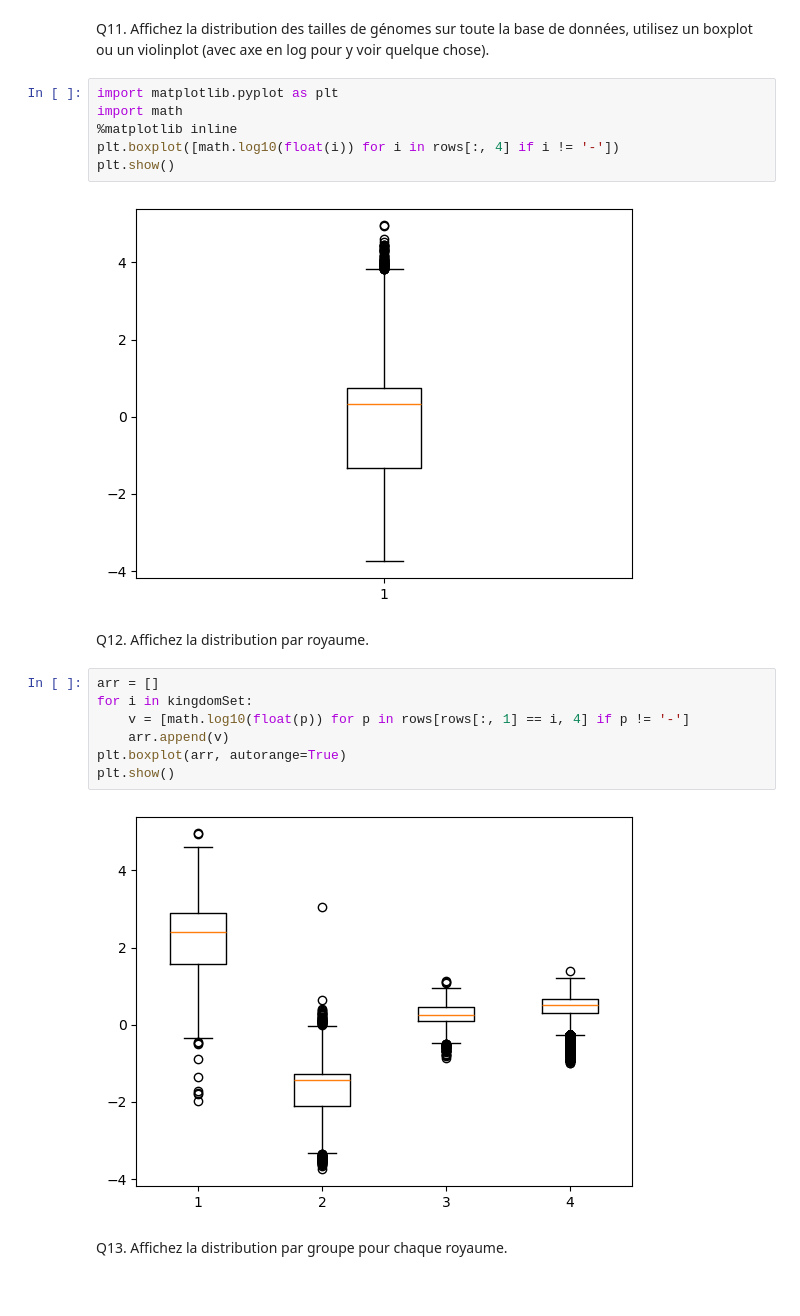
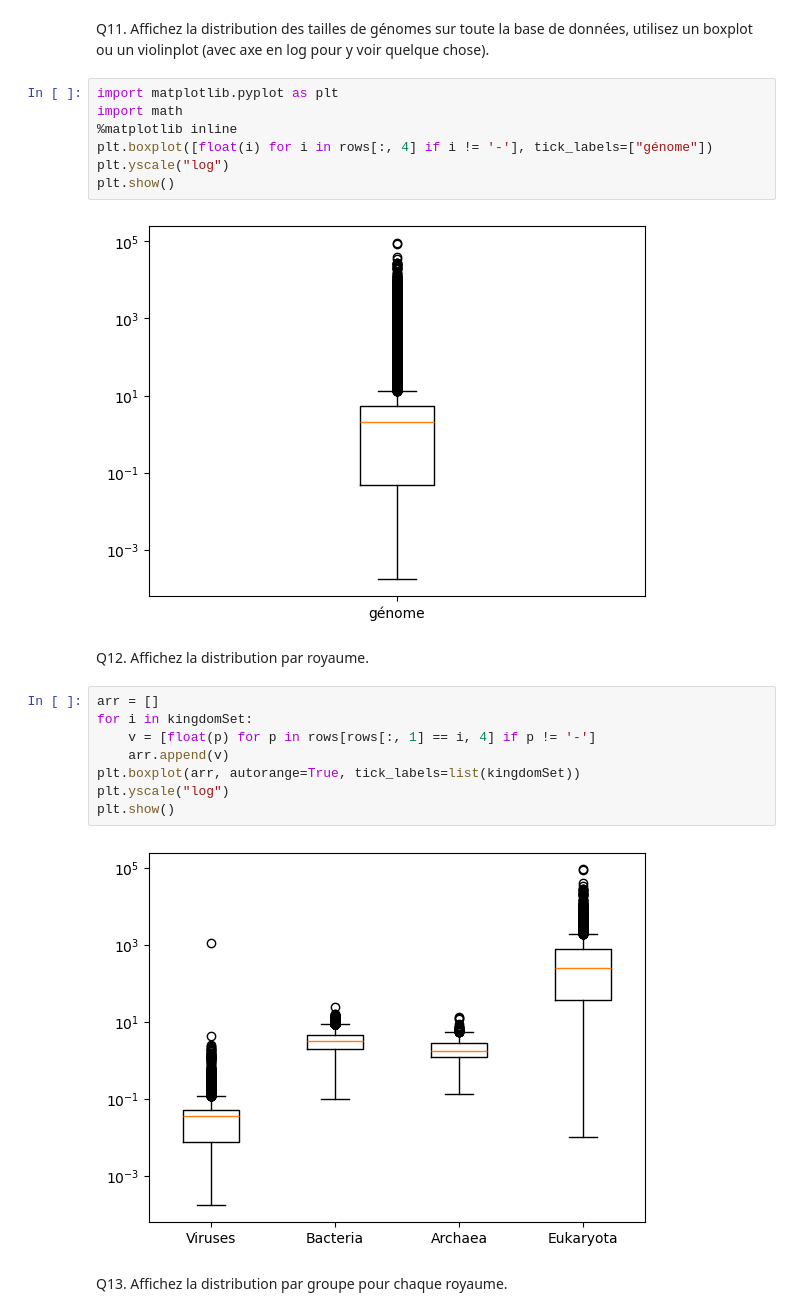
Before and after one commit to Lemarronier/BINF2025_TP1, a Jupyter notebook: BINF2025_TP1.ipynb, the cells around one changed output. Cells and saved outputs as stored; diff of their text form.

```diff
--- a/BINF2025_TP1.ipynb
+++ b/BINF2025_TP1.ipynb
@@ -174,21 +174,23 @@ Q11. Affichez la distribution des tailles de génomes sur toute la base de donn
 import matplotlib.pyplot as plt
 import math
 %matplotlib inline
-plt.boxplot([math.log10(float(i)) for i in rows[:, 4] if i != '-'])
+plt.boxplot([float(i) for i in rows[:, 4] if i != '-'], tick_labels=["génome"])
+plt.yscale("log")
 plt.show()
 # %% [output]
-[figure, old version]
+[figure, new version]
 # %% [markdown]
 Q12. Affichez la distribution par royaume.
 # %%
 arr = []
 for i in kingdomSet:
-    v = [math.log10(float(p)) for p in rows[rows[:, 1] == i, 4] if p != '-']
+    v = [float(p) for p in rows[rows[:, 1] == i, 4] if p != '-']
     arr.append(v)
-plt.boxplot(arr, autorange=True)
+plt.boxplot(arr, autorange=True, tick_labels=list(kingdomSet))
+plt.yscale("log")
 plt.show()
 # %% [output]
-[figure, old version]
+[figure, new version]
 # %% [markdown]
 Q13. Affichez la distribution par groupe pour chaque royaume.
 # %%
```
Also changed, not shown: parts of 13 cells of this notebook.
